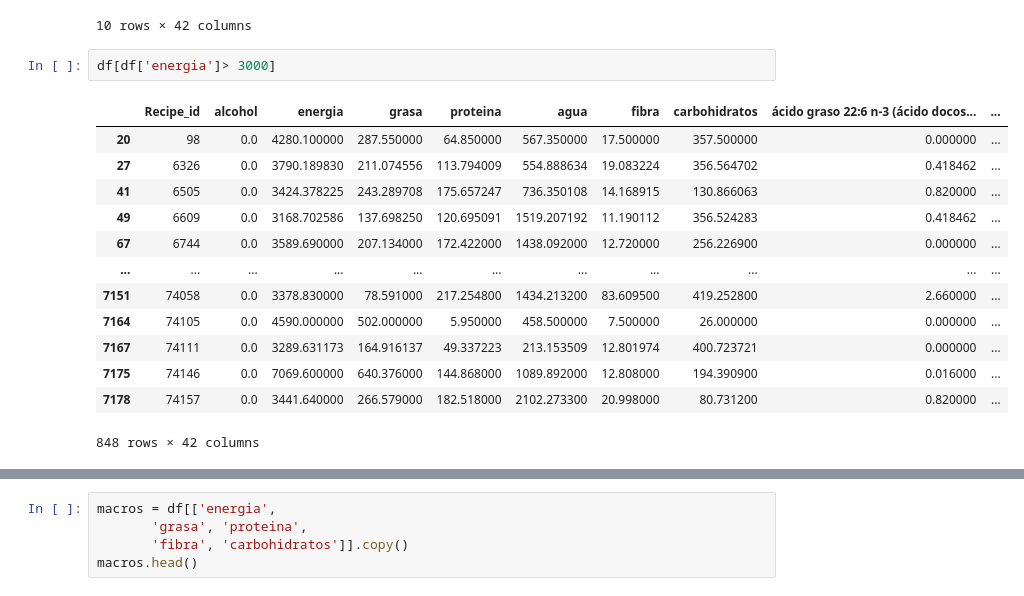
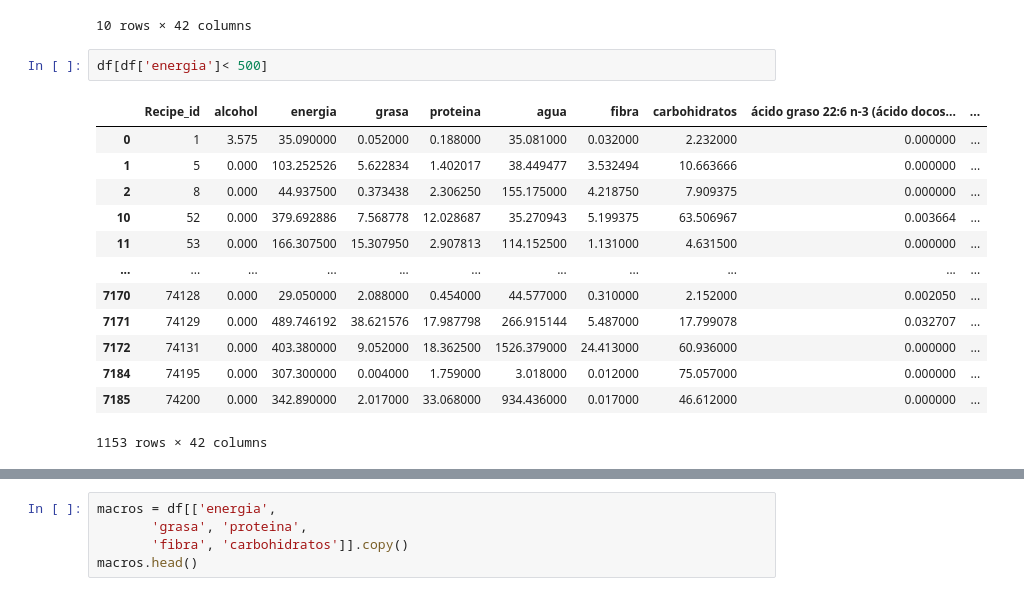
Before and after one commit to Shenia23/mangio, a Jupyter notebook: notebooks/Cluster_analysis.ipynb, the cells around one changed output, grey strips where cells are left out. Drawn from its saved outputs; the diff is of its cells as text.

```diff
--- a/notebooks/Cluster_analysis.ipynb
+++ b/notebooks/Cluster_analysis.ipynb
@@ -29,18 +29,18 @@ df.sort_values(['energia'], ascending=False)[:10]
 | 270 | 8427 | 0.0 | 11580.599560 | 1008.493873 | 53.160226 | 224.334318 | 11.350688 | 590.581878 | 0.000000 | ... |
 10 rows × 42 columns
 # %%
-df[df['energia']> 3000]
+df[df['energia']< 500]
 # %% [output]
 |  | Recipe_id | alcohol | energia | grasa | proteina | agua | fibra | carbohidratos | ácido graso 22:6 n-3 (ácido docos... | ... |
-| 20 | 98 | 0.0 | 4280.100000 | 287.550000 | 64.850000 | 567.350000 | 17.500000 | 357.500000 | 0.000000 | ... |
-| 27 | 6326 | 0.0 | 3790.189830 | 211.074556 | 113.794009 | 554.888634 | 19.083224 | 356.564702 | 0.418462 | ... |
-| 41 | 6505 | 0.0 | 3424.378225 | 243.289708 | 175.657247 | 736.350108 | 14.168915 | 130.866063 | 0.820000 | ... |
-| 49 | 6609 | 0.0 | 3168.702586 | 137.698250 | 120.695091 | 1519.207192 | 11.190112 | 356.524283 | 0.418462 | ... |
-| 67 | 6744 | 0.0 | 3589.690000 | 207.134000 | 172.422000 | 1438.092000 | 12.720000 | 256.226900 | 0.000000 | ... |
+| 0 | 1 | 3.575 | 35.090000 | 0.052000 | 0.188000 | 35.081000 | 0.032000 | 2.232000 | 0.000000 | ... |
+| 1 | 5 | 0.000 | 103.252526 | 5.622834 | 1.402017 | 38.449477 | 3.532494 | 10.663666 | 0.000000 | ... |
+| 2 | 8 | 0.000 | 44.937500 | 0.373438 | 2.306250 | 155.175000 | 4.218750 | 7.909375 | 0.000000 | ... |
+| 10 | 52 | 0.000 | 379.692886 | 7.568778 | 12.028687 | 35.270943 | 5.199375 | 63.506967 | 0.003664 | ... |
+| 11 | 53 | 0.000 | 166.307500 | 15.307950 | 2.907813 | 114.152500 | 1.131000 | 4.631500 | 0.000000 | ... |
 | ... | ... | ... | ... | ... | ... | ... | ... | ... | ... | ... |
-| 7151 | 74058 | 0.0 | 3378.830000 | 78.591000 | 217.254800 | 1434.213200 | 83.609500 | 419.252800 | 2.660000 | ... |
-| 7164 | 74105 | 0.0 | 4590.000000 | 502.000000 | 5.950000 | 458.500000 | 7.500000 | 26.000000 | 0.000000 | ... |
-| 7167 | 74111 | 0.0 | 3289.631173 | 164.916137 | 49.337223 | 213.153509 | 12.801974 | 400.723721 | 0.000000 | ... |
-| 7175 | 74146 | 0.0 | 7069.600000 | 640.376000 | 144.868000 | 1089.892000 | 12.808000 | 194.390900 | 0.016000 | ... |
-| 7178 | 74157 | 0.0 | 3441.640000 | 266.579000 | 182.518000 | 2102.273300 | 20.998000 | 80.731200 | 0.820000 | ... |
+| 7170 | 74128 | 0.000 | 29.050000 | 2.088000 | 0.454000 | 44.577000 | 0.310000 | 2.152000 | 0.002050 | ... |
+| 7171 | 74129 | 0.000 | 489.746192 | 38.621576 | 17.987798 | 266.915144 | 5.487000 | 17.799078 | 0.032707 | ... |
+| 7172 | 74131 | 0.000 | 403.380000 | 9.052000 | 18.362500 | 1526.379000 | 24.413000 | 60.936000 | 0.000000 | ... |
+| 7184 | 74195 | 0.000 | 307.300000 | 0.004000 | 1.759000 | 3.018000 | 0.012000 | 75.057000 | 0.000000 | ... |
+| 7185 | 74200 | 0.000 | 342.890000 | 2.017000 | 33.068000 | 934.436000 | 0.017000 | 46.612000 | 0.000000 | ... |
-848 rows × 42 columns
+1153 rows × 42 columns
```
Also changed, not shown: parts of 6 cells of this notebook, 2 other files.
